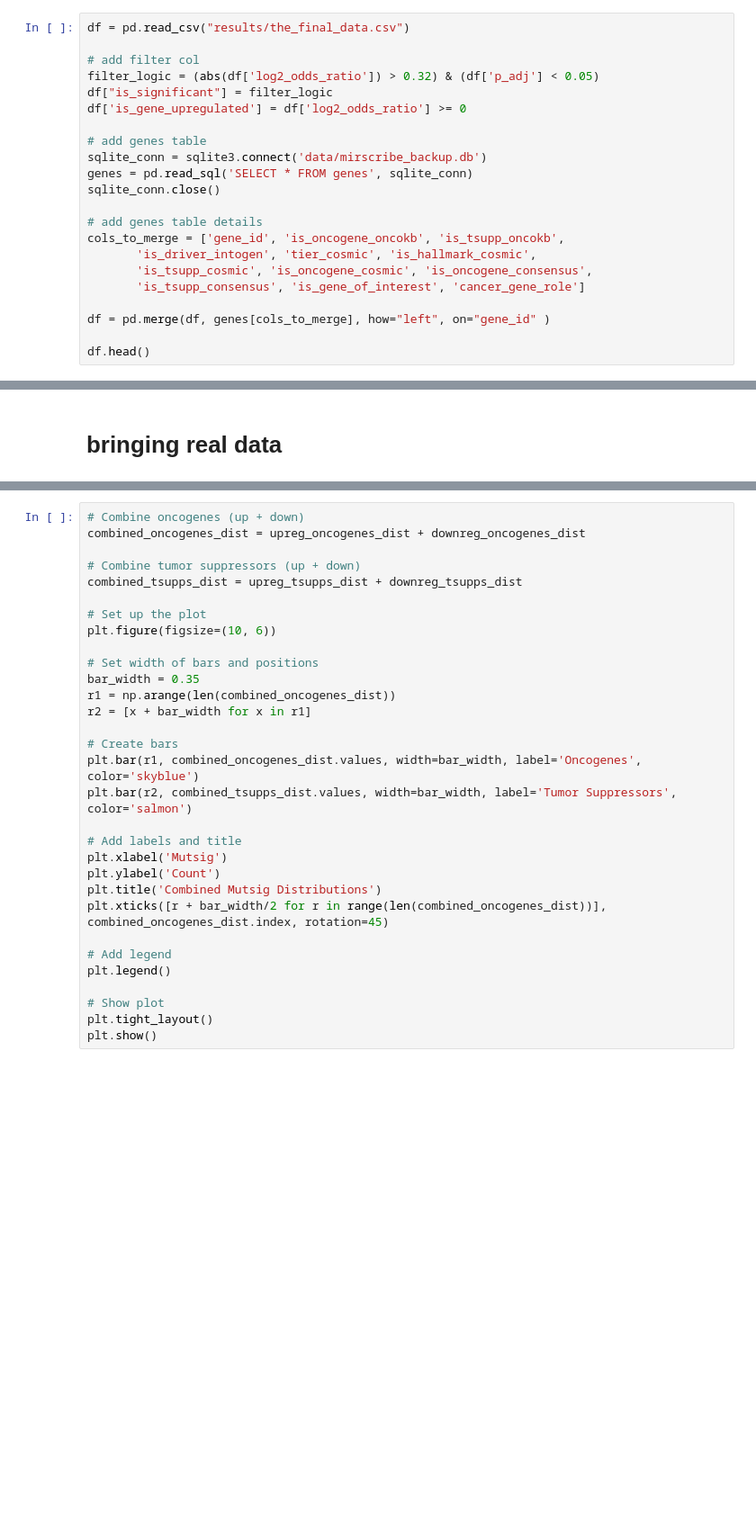
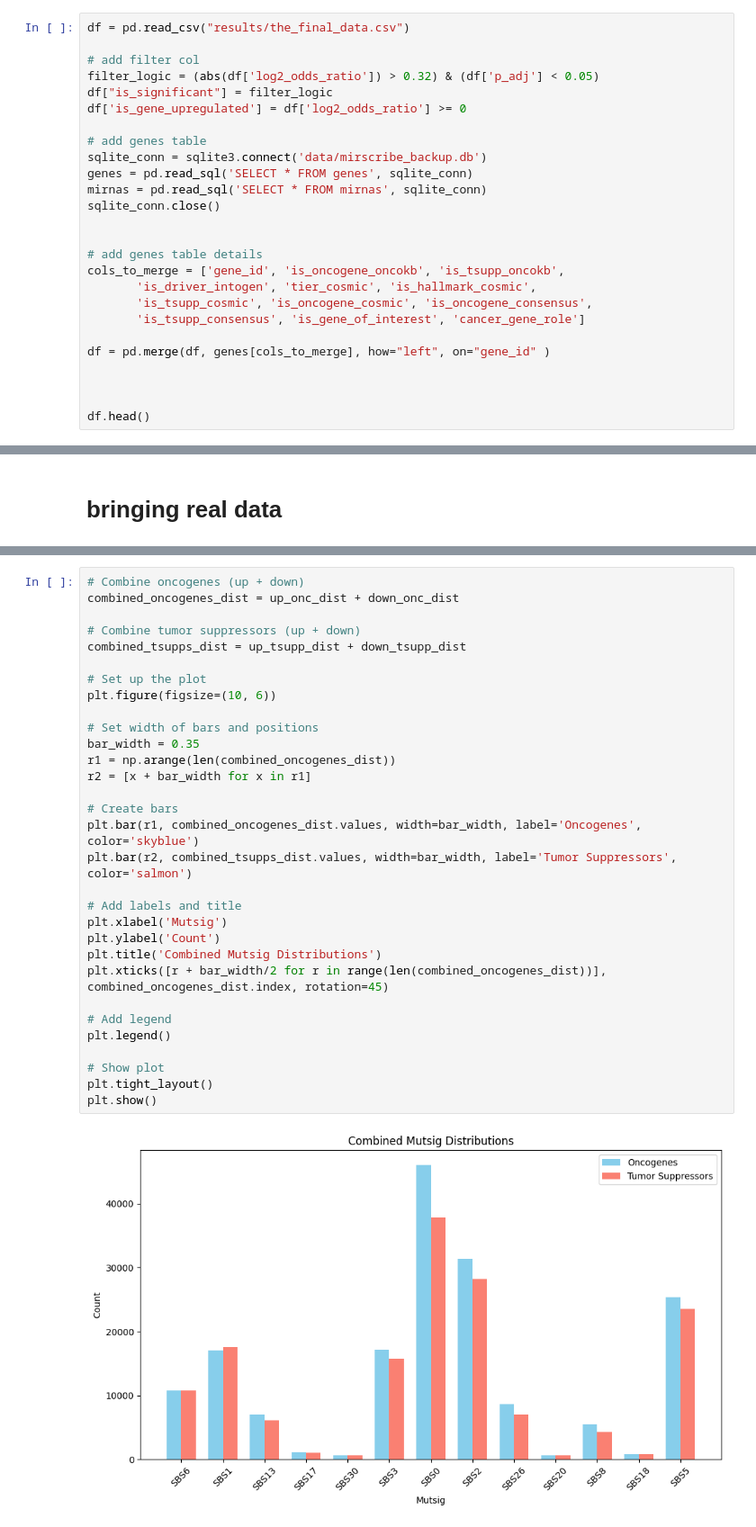
Before and after one commit to TasbasMN/mirscribe-results, a Jupyter notebook: final_data_exploration.ipynb, the cells around one changed output, grey strips where cells are left out. Shown at 90% size. Drawn from its saved outputs; the diff is of its cells as text; blank space fills up the shorter version.

```diff
--- a/final_data_exploration.ipynb
+++ b/final_data_exploration.ipynb
@@ -27,7 +28,9 @@ df['is_gene_upregulated'] = df['log2_odds_ratio'] >= 0
 # add genes table
 sqlite_conn = sqlite3.connect('data/mirscribe_backup.db')
 genes = pd.read_sql('SELECT * FROM genes', sqlite_conn)
+mirnas = pd.read_sql('SELECT * FROM mirnas', sqlite_conn)
 sqlite_conn.close()
+
 
 # add genes table details
 cols_to_merge = ['gene_id', 'is_oncogene_oncokb', 'is_tsupp_oncokb',
@@ -37,6 +40,8 @@ cols_to_merge = ['gene_id', 'is_oncogene_oncokb', 'is_tsupp_oncokb',
 
 df = pd.merge(df, genes[cols_to_merge], how="left", on="gene_id" )
 
+
+
 df.head()
 # %% [output]
 |  | gene_id | upregulated_real | downregulated_real | upregulated_synth | downregulated_synth | ... |
@@ -140,33 +196,35 @@ plt.show()
 # %%
 # Combine oncogenes (up + down)
-combined_oncogenes_dist = upreg_oncogenes_dist + downreg_oncogenes_dist
+combined_oncogenes_dist = up_onc_dist + down_onc_dist
 
 # Combine tumor suppressors (up + down)
-combined_tsupps_dist = upreg_tsupps_dist + downreg_tsupps_dist
+combined_tsupps_dist = up_tsupp_dist + down_tsupp_dist
 
 # Set up the plot
 plt.figure(figsize=(10, 6))
 
 # Set width of bars and positions
 bar_width = 0.35
 r1 = np.arange(len(combined_oncogenes_dist))
 r2 = [x + bar_width for x in r1]
 
 # Create bars
 plt.bar(r1, combined_oncogenes_dist.values, width=bar_width, label='Oncogenes', color='skyblue')
 plt.bar(r2, combined_tsupps_dist.values, width=bar_width, label='Tumor Suppressors', color='salmon')
 
 # Add labels and title
 plt.xlabel('Mutsig')
 plt.ylabel('Count')
 plt.title('Combined Mutsig Distributions')
 plt.xticks([r + bar_width/2 for r in range(len(combined_oncogenes_dist))], combined_oncogenes_dist.index, rotation=45)
 
 # Add legend
 plt.legend()
 
 # Show plot
 plt.tight_layout()
 plt.show()
+# %% [output]
+[figure, added]
 # %%
 # Combine all upregulated (oncogenes + tsupps)
```
Also changed, not shown: parts of 16 cells of this notebook, 3 other files.
